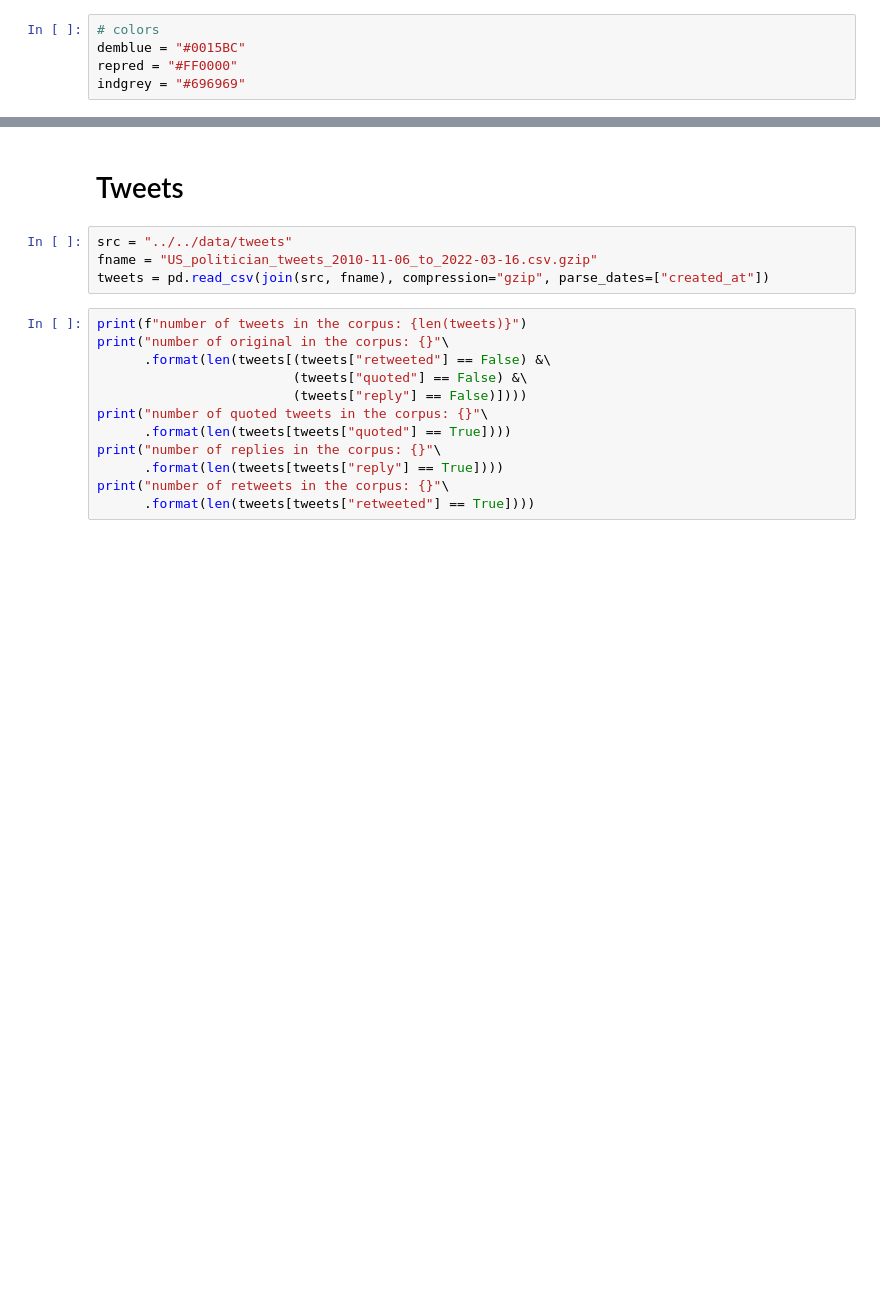
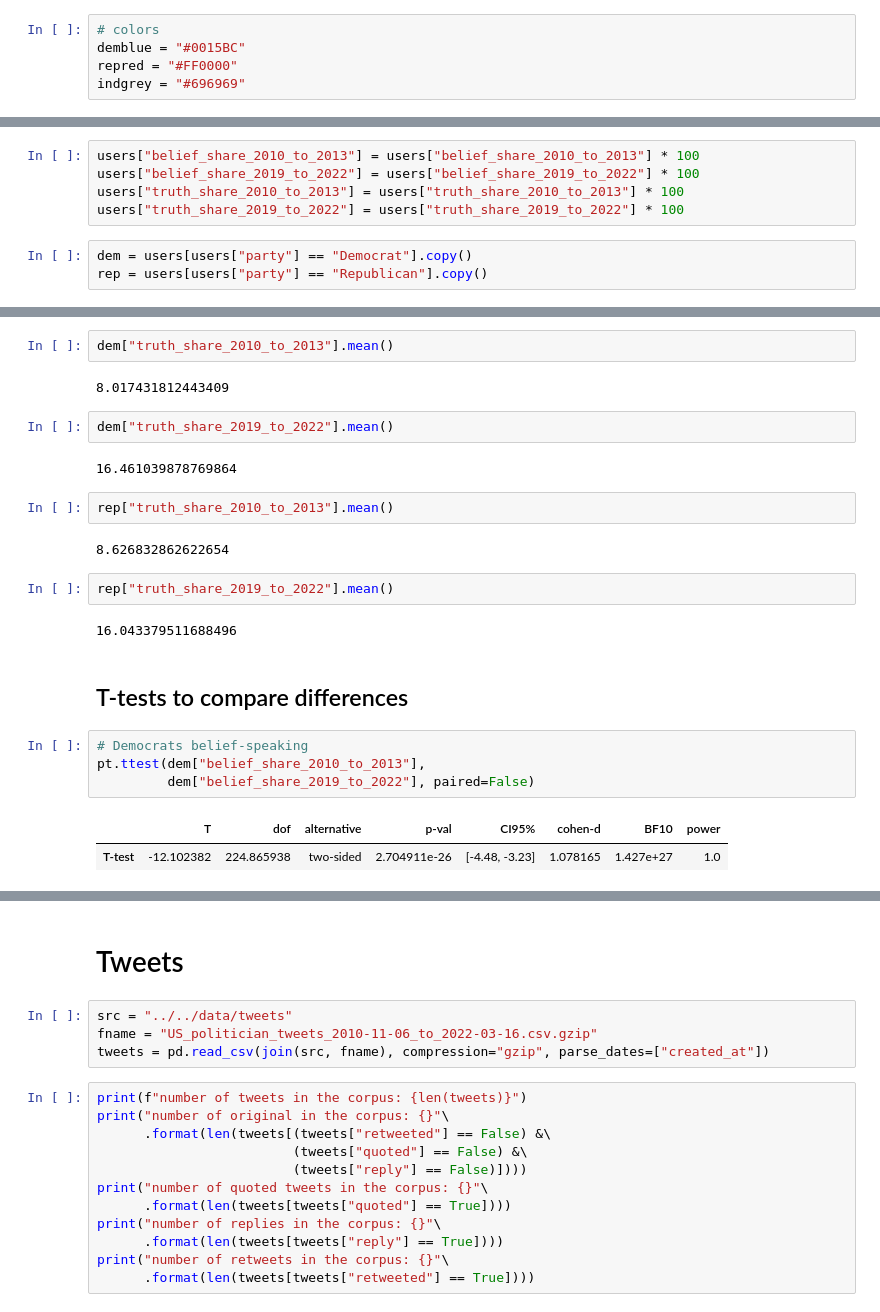
Before and after one commit to JanaLasser/new-ontology-of-truth, a Jupyter notebook: code/analysis/descriptive_dataset_statistics.ipynb, the cells around one changed output, grey strips where cells are left out. Drawn from its saved outputs; the diff is of its cells as text; blank space fills up the shorter version.

```diff
--- a/code/analysis/descriptive_dataset_statistics.ipynb
+++ b/code/analysis/descriptive_dataset_statistics.ipynb
@@ -14,0 +28,8 @@ indgrey = "#696969"
+# %%
+users["belief_share_2010_to_2013"] = users["belief_share_2010_to_2013"] * 100
+users["belief_share_2019_to_2022"] = users["belief_share_2019_to_2022"] * 100
+users["truth_share_2010_to_2013"] = users["truth_share_2010_to_2013"] * 100
+users["truth_share_2019_to_2022"] = users["truth_share_2019_to_2022"] * 100
+# %%
+dem = users[users["party"] == "Democrat"].copy()
+rep = users[users["party"] == "Republican"].copy()
@@ -14,0 +72,25 @@ indgrey = "#696969"
+# %%
+dem["truth_share_2010_to_2013"].mean()
+# %% [output]
+8.017431812443409
+# %%
+dem["truth_share_2019_to_2022"].mean()
+# %% [output]
+16.461039878769864
+# %%
+rep["truth_share_2010_to_2013"].mean()
+# %% [output]
+8.626832862622654
+# %%
+rep["truth_share_2019_to_2022"].mean()
+# %% [output]
+16.043379511688496
+# %% [markdown]
+## T-tests to compare differences
+# %%
+# Democrats belief-speaking
+pt.ttest(dem["belief_share_2010_to_2013"],
+         dem["belief_share_2019_to_2022"], paired=False)
+# %% [output]
+|  | T | dof | alternative | p-val | CI95% | cohen-d | BF10 | power |
+| T-test | -12.102382 | 224.865938 | two-sided | 2.704911e-26 | [-4.48, -3.23] | 1.078165 | 1.427e+27 | 1.0 |
```
Also changed, not shown: parts of 16 cells of this notebook.
